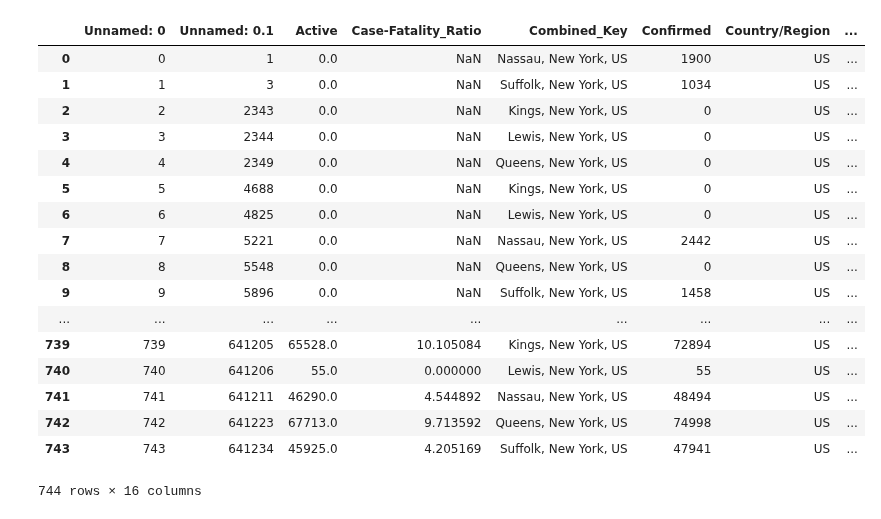
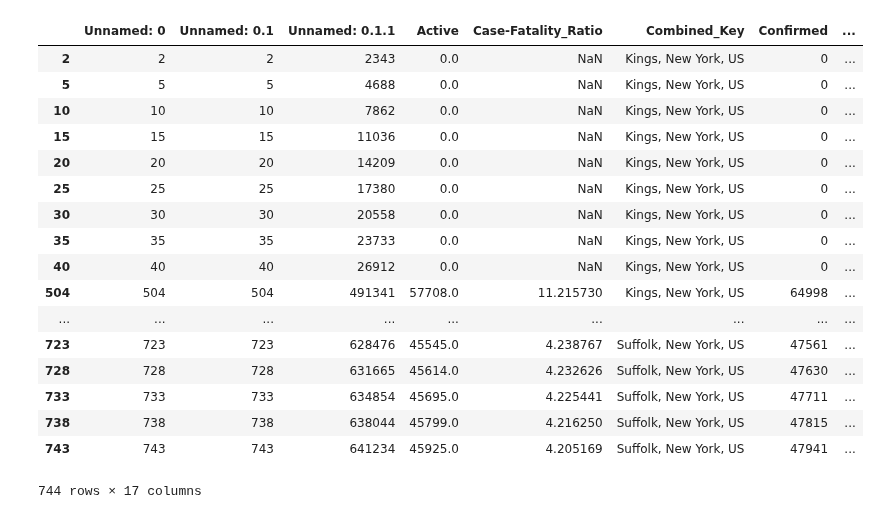
Before and after one commit to clement-ip/covid-airport-travel, a Jupyter notebook: Covid-Data/make_params_for_covid.ipynb, the cells around one changed output. Saved outputs shown, nothing was run; the diff lists cells and outputs as text; code cells hidden in the pictures.

Commit message:
Revised Difference columns for covid datasets

```diff
--- a/Covid-Data/make_params_for_covid.ipynb
+++ b/Covid-Data/make_params_for_covid.ipynb
@@ -142,25 +144,25 @@ lgaCases
 # %%
+jfkCases = jfkCases.sort_values(by = ['County', 'Date'])
 temp = jfkCases.shift(1)
 jfkCases['Difference'] = jfkCases['Confirmed'] - temp['Confirmed']
-jfkCases = jfkCases.drop(columns = ['Count'])
 jfkCases
 # %% [output]
-|  | Unnamed: 0 | Unnamed: 0.1 | Active | Case-Fatality_Ratio | Combined_Key | Confirmed | Country/Region | ... |
-| 0 | 0 | 1 | 0.0 | NaN | Nassau, New York, US | 1900 | US | ... |
-| 1 | 1 | 3 | 0.0 | NaN | Suffolk, New York, US | 1034 | US | ... |
-| 2 | 2 | 2343 | 0.0 | NaN | Kings, New York, US | 0 | US | ... |
-| 3 | 3 | 2344 | 0.0 | NaN | Lewis, New York, US | 0 | US | ... |
-| 4 | 4 | 2349 | 0.0 | NaN | Queens, New York, US | 0 | US | ... |
-| 5 | 5 | 4688 | 0.0 | NaN | Kings, New York, US | 0 | US | ... |
-| 6 | 6 | 4825 | 0.0 | NaN | Lewis, New York, US | 0 | US | ... |
-| 7 | 7 | 5221 | 0.0 | NaN | Nassau, New York, US | 2442 | US | ... |
-| 8 | 8 | 5548 | 0.0 | NaN | Queens, New York, US | 0 | US | ... |
-| 9 | 9 | 5896 | 0.0 | NaN | Suffolk, New York, US | 1458 | US | ... |
+|  | Unnamed: 0 | Unnamed: 0.1 | Unnamed: 0.1.1 | Active | Case-Fatality_Ratio | Combined_Key | Confirmed | ... |
+| 2 | 2 | 2 | 2343 | 0.0 | NaN | Kings, New York, US | 0 | ... |
+| 5 | 5 | 5 | 4688 | 0.0 | NaN | Kings, New York, US | 0 | ... |
+| 10 | 10 | 10 | 7862 | 0.0 | NaN | Kings, New York, US | 0 | ... |
+| 15 | 15 | 15 | 11036 | 0.0 | NaN | Kings, New York, US | 0 | ... |
+| 20 | 20 | 20 | 14209 | 0.0 | NaN | Kings, New York, US | 0 | ... |
+| 25 | 25 | 25 | 17380 | 0.0 | NaN | Kings, New York, US | 0 | ... |
+| 30 | 30 | 30 | 20558 | 0.0 | NaN | Kings, New York, US | 0 | ... |
+| 35 | 35 | 35 | 23733 | 0.0 | NaN | Kings, New York, US | 0 | ... |
+| 40 | 40 | 40 | 26912 | 0.0 | NaN | Kings, New York, US | 0 | ... |
+| 504 | 504 | 504 | 491341 | 57708.0 | 11.215730 | Kings, New York, US | 64998 | ... |
 | ... | ... | ... | ... | ... | ... | ... | ... | ... |
-| 739 | 739 | 641205 | 65528.0 | 10.105084 | Kings, New York, US | 72894 | US | ... |
-| 740 | 740 | 641206 | 55.0 | 0.000000 | Lewis, New York, US | 55 | US | ... |
-| 741 | 741 | 641211 | 46290.0 | 4.544892 | Nassau, New York, US | 48494 | US | ... |
-| 742 | 742 | 641223 | 67713.0 | 9.713592 | Queens, New York, US | 74998 | US | ... |
-| 743 | 743 | 641234 | 45925.0 | 4.205169 | Suffolk, New York, US | 47941 | US | ... |
+| 723 | 723 | 723 | 628476 | 45545.0 | 4.238767 | Suffolk, New York, US | 47561 | ... |
+| 728 | 728 | 728 | 631665 | 45614.0 | 4.232626 | Suffolk, New York, US | 47630 | ... |
+| 733 | 733 | 733 | 634854 | 45695.0 | 4.225441 | Suffolk, New York, US | 47711 | ... |
+| 738 | 738 | 738 | 638044 | 45799.0 | 4.216250 | Suffolk, New York, US | 47815 | ... |
+| 743 | 743 | 743 | 641234 | 45925.0 | 4.205169 | Suffolk, New York, US | 47941 | ... |
-744 rows × 16 columns
+744 rows × 17 columns
 # %%
```
Also changed, not shown: parts of 8 cells of this notebook, 9 other files.
